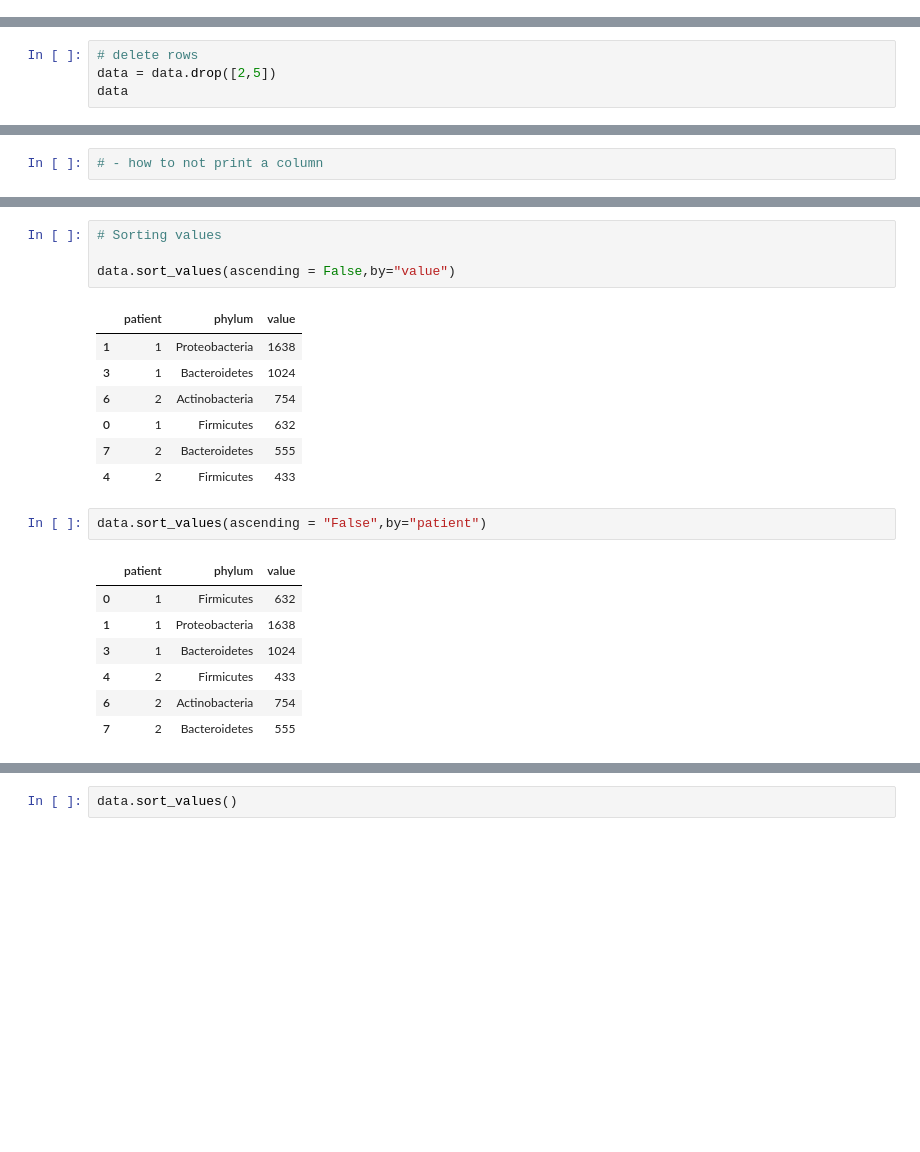
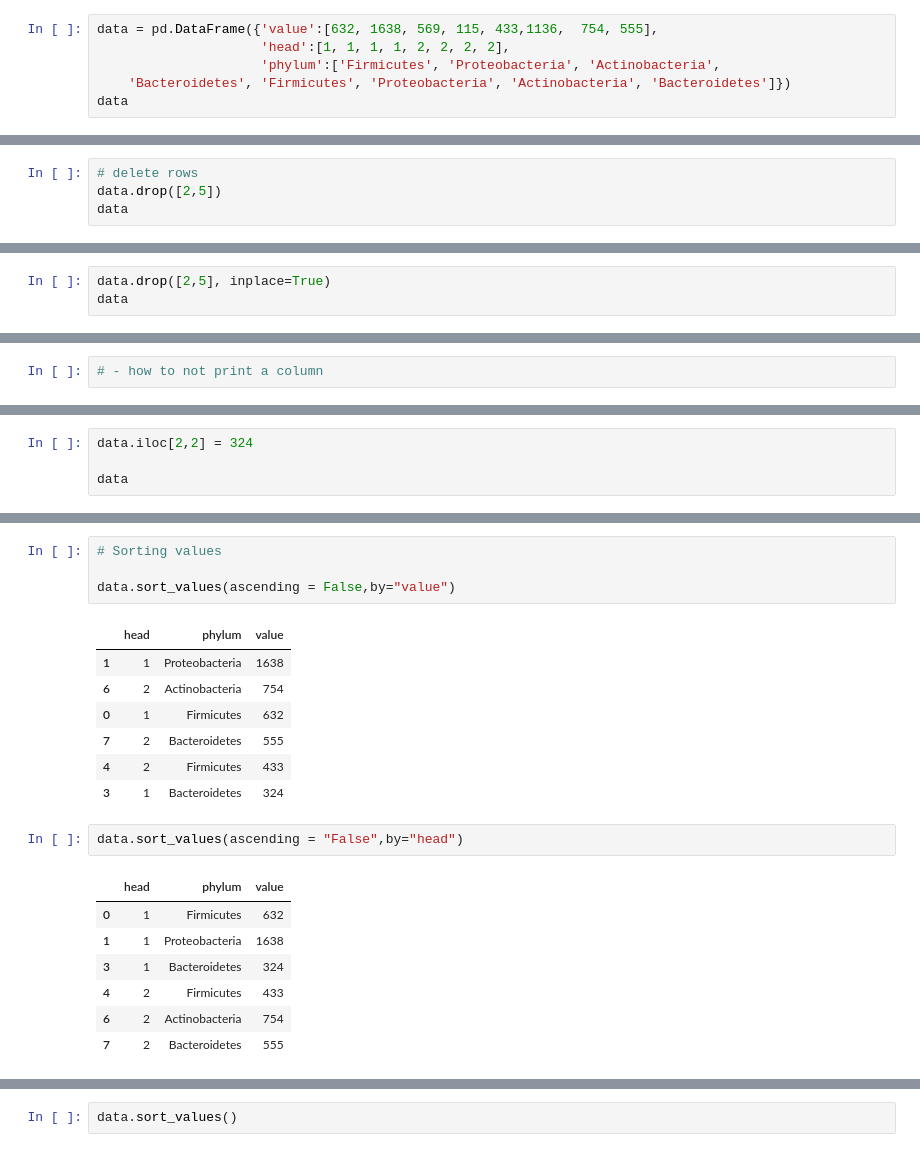
Before and after one commit to avs20/MLPrep, a Jupyter notebook: Pandas.ipynb, the cells around one changed output, grey strips where cells are left out. Cells and saved outputs as stored; diff of their text form; blank space fills up the shorter version.

```diff
--- a/Pandas.ipynb
+++ b/Pandas.ipynb
@@ -219,0 +260,6 @@ data
+# %%
+data = pd.DataFrame({'value':[632, 1638, 569, 115, 433,1136,  754, 555],
+                     'head':[1, 1, 1, 1, 2, 2, 2, 2],
+                     'phylum':['Firmicutes', 'Proteobacteria', 'Actinobacteria',
+    'Bacteroidetes', 'Firmicutes', 'Proteobacteria', 'Actinobacteria', 'Bacteroidetes']})
+data
@@ -434,6 +571,6 @@ data.shape
 (8, 3)
 # %%
 # delete rows
-data = data.drop([2,5])
+data.drop([2,5])
 data
 # %% [output]
@@ -445,2 +584,5 @@ data
 | 6 | 2 | Actinobacteria | 754 |
 | 7 | 2 | Bacteroidetes | 555 |
+# %%
+data.drop([2,5], inplace=True)
+data
@@ -512,3 +646,7 @@ data
 | 4 | 2 | Firmicutes | 433 |
 | 6 | 2 | Actinobacteria | 754 |
 | 7 | 2 | Bacteroidetes | 555 |
+# %%
+data.iloc[2,2] = 324
+
+data
@@ -517,20 +680,20 @@ data
 
 data.sort_values(ascending = False,by="value")
 # %% [output]
-|  | patient | phylum | value |
+|  | head | phylum | value |
 | 1 | 1 | Proteobacteria | 1638 |
-| 3 | 1 | Bacteroidetes | 1024 |
 | 6 | 2 | Actinobacteria | 754 |
 | 0 | 1 | Firmicutes | 632 |
 | 7 | 2 | Bacteroidetes | 555 |
 | 4 | 2 | Firmicutes | 433 |
+| 3 | 1 | Bacteroidetes | 324 |
 # %%
-data.sort_values(ascending = "False",by="patient")
+data.sort_values(ascending = "False",by="head")
 # %% [output]
-|  | patient | phylum | value |
+|  | head | phylum | value |
 | 0 | 1 | Firmicutes | 632 |
 | 1 | 1 | Proteobacteria | 1638 |
-| 3 | 1 | Bacteroidetes | 1024 |
+| 3 | 1 | Bacteroidetes | 324 |
 | 4 | 2 | Firmicutes | 433 |
 | 6 | 2 | Actinobacteria | 754 |
 | 7 | 2 | Bacteroidetes | 555 |
```
Also changed, not shown: parts of 46 cells of this notebook, 2 other files.
